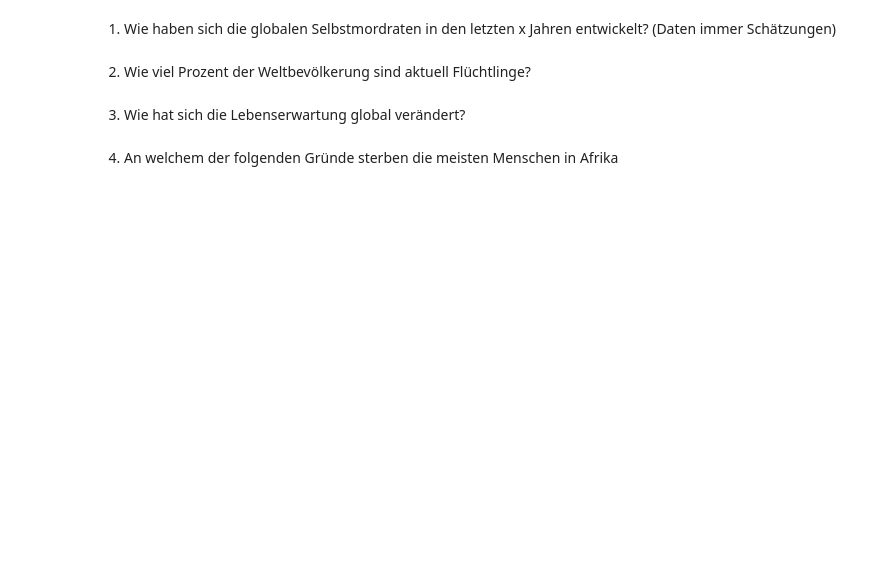
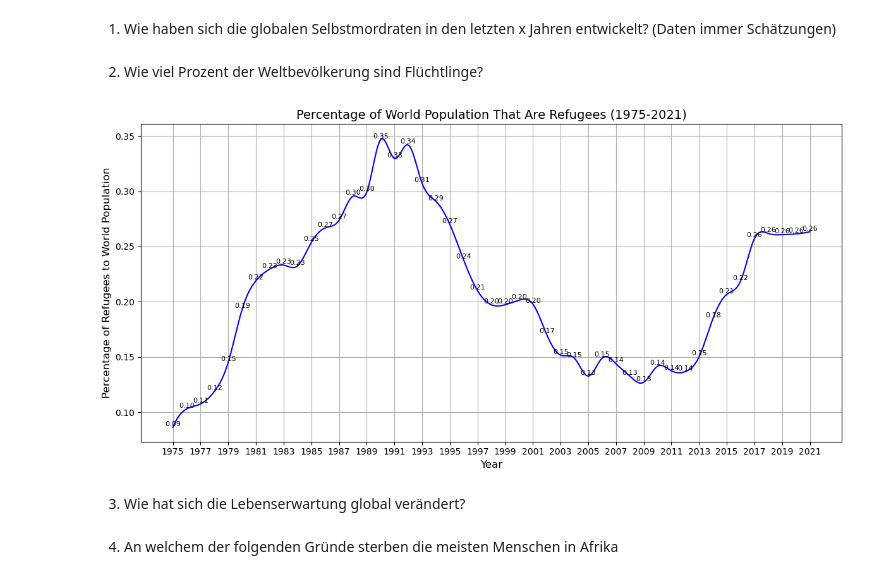
Before and after one commit to DataScience-DHBWKA/Human-Development-Qlik-vs-Python-Gruppe-8, a Jupyter notebook: notebooks/fragen.ipynb, the cells around one changed output. Cells and saved outputs as stored; diff of their text form; code cells hidden in the pictures; blank space fills up the shorter version.

Commit message:
refugees added

```diff
--- a/notebooks/fragen.ipynb
+++ b/notebooks/fragen.ipynb
@@ -111,7 +128,52 @@ display(result_df)
 # %%
 # Line Chart
 # %% [markdown]
-2. Wie viel Prozent der Weltbevölkerung sind aktuell Flüchtlinge?
+2. Wie viel Prozent der Weltbevölkerung sind Flüchtlinge?
+# %%
+# Line Chart historisch
+# Filter data for the period from 1975 to 2021
+result_df_period = result_df[(result_df['Year'] >= 1975) & (result_df['Year'] <= 2021)]
+
+# Calculate the total number of refugees for each year
+total_refugees_per_year = result_df_period.groupby('Year')['refugees_origin'].sum()
+
+# Estimated world population for each year (Source: United Nations)
+world_population_per_year = {
+    1975: 4.07e9, 1976: 4.13e9, 1977: 4.19e9, 1978: 4.25e9, 1979: 4.31e9,
+    1980: 4.37e9, 1981: 4.43e9, 1982: 4.49e9, 1983: 4.55e9, 1984: 4.61e9,
+    1985: 4.67e9, 1986: 4.73e9, 1987: 4.79e9, 1988: 4.85e9, 1989: 4.92e9,
+    1990: 5.01e9, 1991: 5.11e9, 1992: 5.21e9, 1993: 5.31e9, 1994: 5.41e9,
+    1995: 5.51e9, 1996: 5.61e9, 1997: 5.71e9, 1998: 5.81e9, 1999: 5.91e9,
+    2000: 6.01e9, 2001: 6.11e9, 2002: 6.21e9, 2003: 6.31e9, 2004: 6.41e9,
+    2005: 6.51e9, 2006: 6.61e9, 2007: 6.71e9, 2008: 6.81e9, 2009: 6.91e9,
+    2010: 7.01e9, 2011: 7.11e9, 2012: 7.21e9, 2013: 7.31e9, 2014: 7.4e9,
+    2015: 7.48e9, 2016: 7.55e9, 2017: 7.62e9, 2018: 7.68e9, 2019: 7.74e9,
+    2020: 7.79e9, 2021: 7.84e9
+}
+
+# Calculate the percentage of refugees compared to the world population for each year
+percentage_refugees_per_year = (total_refugees_per_year / pd.Series(world_population_per_year)) * 100
+
+# Smooth the data using spline interpolation
+x_smooth = np.linspace(percentage_refugees_per_year.index.min(), percentage_refugees_per_year.index.max(), 300)
+y_smooth = make_interp_spline(percentage_refugees_per_year.index, percentage_refugees_per_year.values)(x_smooth)
+
+# Create the plot
+plt.figure(figsize=(12, 6))
+plt.plot(x_smooth, y_smooth, linestyle='-', color='blue')
+
+# Add data labels
+for year, percentage in zip(percentage_refugees_per_year.index, percentage_refugees_per_year.values):
+    plt.text(year, percentage, f'{percentage:.2f}', ha='center', va='bottom', fontsize=8)
+
+plt.title('Percentage of World Population That Are Refugees (1975-2021)', fontsize=14)
+plt.xlabel('Year', fontsize=12)
+plt.ylabel('Percentage of Refugees to World Population', fontsize=12)
+plt.grid(True)
+plt.xticks(range(1975, 2022, 2))
+plt.tight_layout()
+# %% [output]
+[figure, added]
 # %% [markdown]
 3. Wie hat sich die Lebenserwartung global verändert?
 # %%
```
Also changed, not shown: parts of 3 cells of this notebook.
